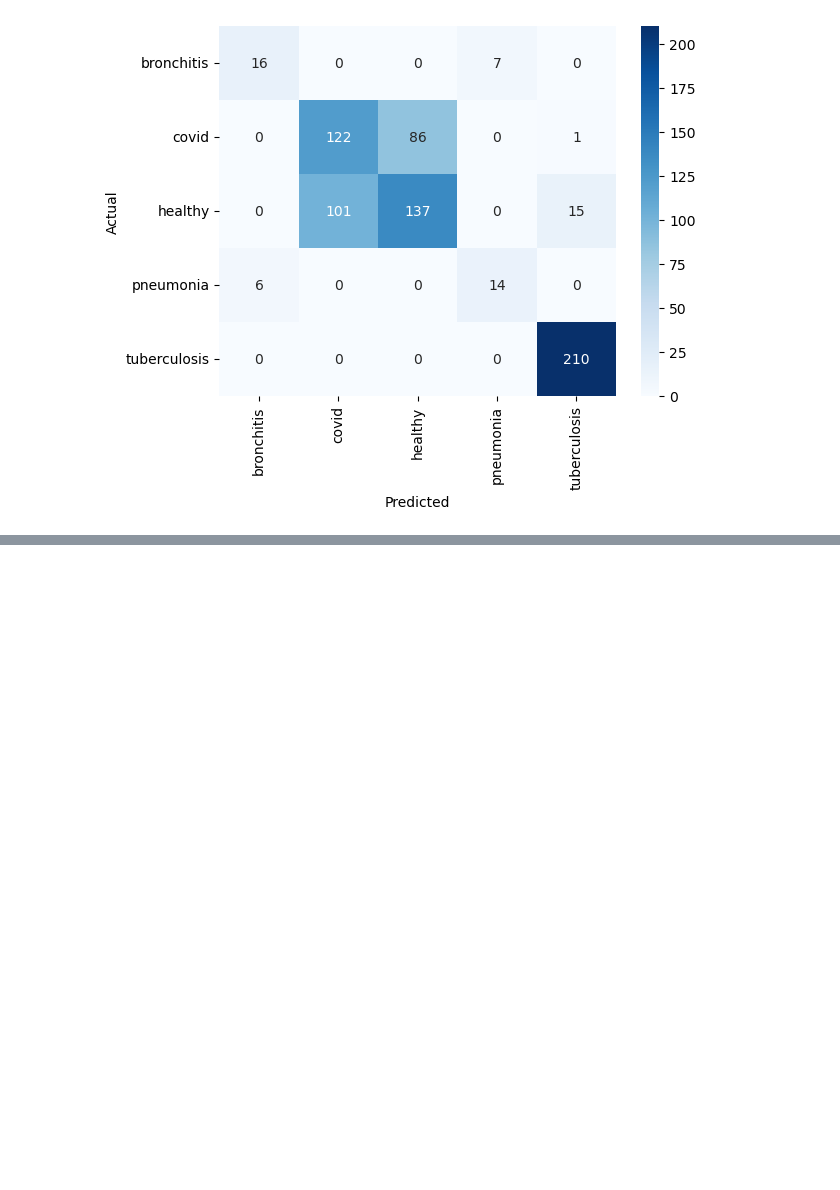
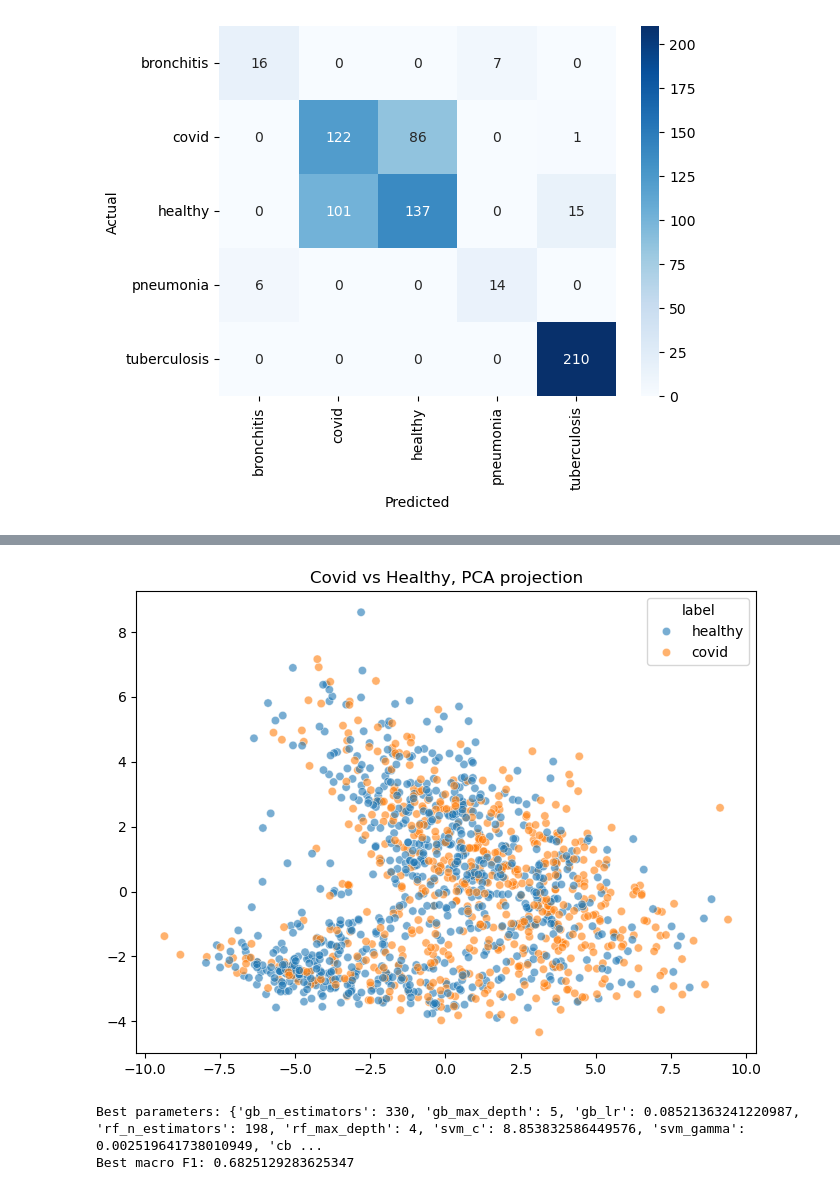
Before and after one commit to asnkunv/respiratory-disease-screening, a Jupyter notebook: notebooks/03_classical_ml.ipynb, the cells around one changed output, grey strips where cells are left out. Saved outputs shown, nothing was run; the diff lists cells and outputs as text; code cells hidden in the pictures; blank space fills up the shorter version.

```diff
--- a/notebooks/03_classical_ml.ipynb
+++ b/notebooks/03_classical_ml.ipynb
@@ -233,0 +311,22 @@ weighted avg       0.69      0.70      0.69       715
+# %%
+mask = y.isin(['covid', 'healthy'])
+X_binary = X[mask]
+y_binary = y[mask]
+
+Xb_train, Xb_test, yb_train, yb_test = train_test_split(
+    X_binary, y_binary, test_size=0.25, random_state=42, stratify=y_binary
+)
+
+scaler_b = StandardScaler()
+Xb_train_scaled = scaler_b.fit_transform(Xb_train)
+Xb_test_scaled = scaler_b.transform(Xb_test)
+
+pca = PCA(n_components=2)
+X_pca = pca.fit_transform(Xb_train_scaled)
+
+plt.figure(figsize=(8,6))
+sns.scatterplot(x=X_pca[:,0], y=X_pca[:,1], hue=yb_train, alpha=0.6)
+plt.title('Covid vs Healthy, PCA projection')
+plt.show()
+# %% [output]
+[figure, added]
@@ -233,0 +398,9 @@ weighted avg       0.69      0.70      0.69       715
+# %%
+study = optuna.create_study(direction='maximize', study_name='respiratory_voting_ensemble_tuning')
+study.optimize(objective, n_trials=17, show_progress_bar=True)
+
+print("Best parameters:", study.best_params)
+print("Best macro F1:", study.best_value)
+# %% [output]
+Best parameters: {'gb_n_estimators': 330, 'gb_max_depth': 5, 'gb_lr': 0.08521363241220987, 'rf_n_estimators': 198, 'rf_max_depth': 4, 'svm_c': 8.853832586449576, 'svm_gamma': 0.002519641738010949, 'cb ...
+Best macro F1: 0.6825129283625347
```
Also changed, not shown: parts of 7 cells of this notebook.
